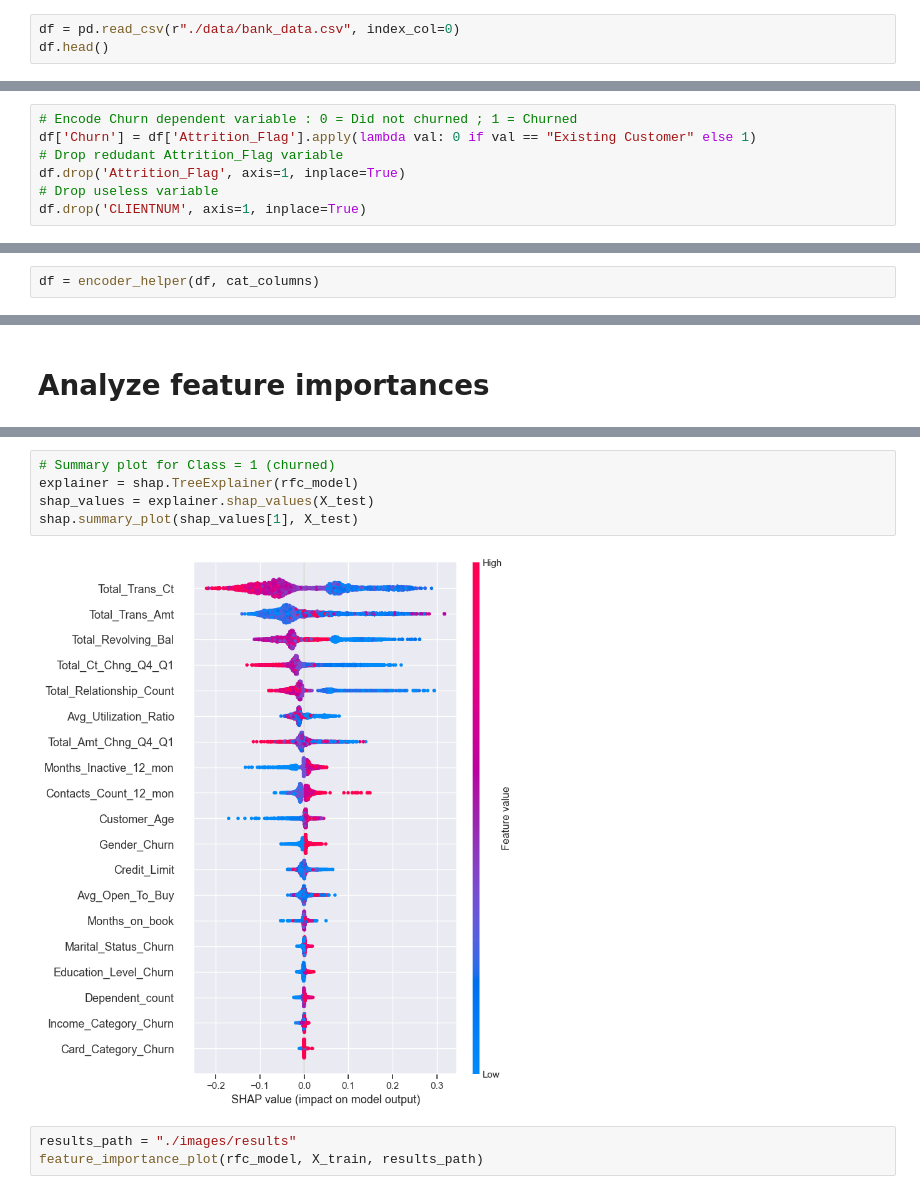
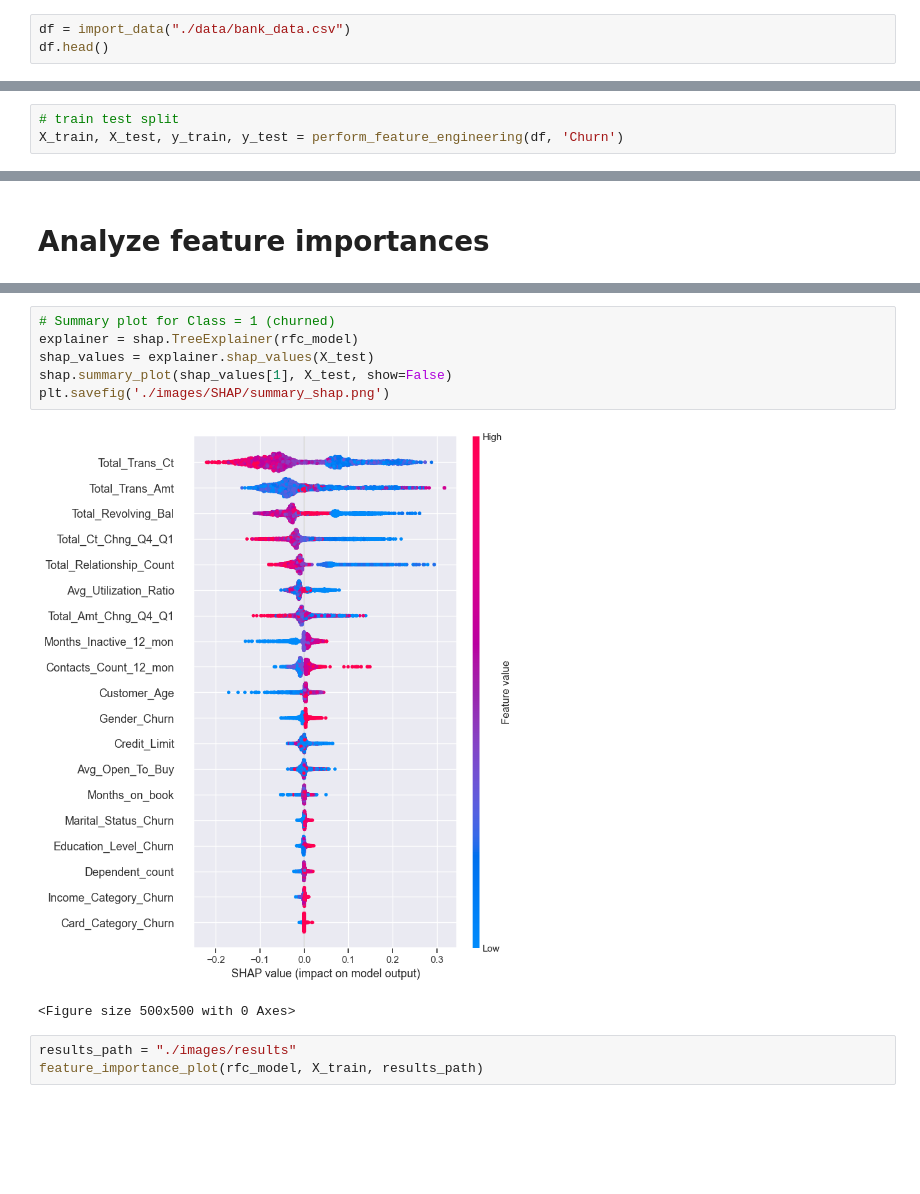
Before and after one commit to LaurentVeyssier/Udacity-Predict-Customer-Churn-with-Clean-Code, a Jupyter notebook: churn_notebook.ipynb, the cells around one changed output, grey strips where cells are left out. Saved outputs shown, nothing was run; the diff lists cells and outputs as text; blank space fills up the shorter version.

Commit message:
adding shap

```diff
--- a/churn_notebook.ipynb
+++ b/churn_notebook.ipynb
@@ -22,6 +22,6 @@ The autoreload extension is already loaded. To reload it, use:
 # %% [markdown]
 # Import dataset
 # %%
-df = pd.read_csv(r"./data/bank_data.csv", index_col=0)
+df = import_data("./data/bank_data.csv")
 df.head()
 # %% [output]
@@ -116,10 +90,3 @@ quant_columns = [
-# %%
-# Encode Churn dependent variable : 0 = Did not churned ; 1 = Churned
-df['Churn'] = df['Attrition_Flag'].apply(lambda val: 0 if val == "Existing Customer" else 1)
-# Drop redudant Attrition_Flag variable
-df.drop('Attrition_Flag', axis=1, inplace=True)
-# Drop useless variable
-df.drop('CLIENTNUM', axis=1, inplace=True)
 # %% [markdown]
 # Perform Exploratory Data Analysis - EDA
 # %%
@@ -138,5 +105,3 @@ perform_eda(df)
 [figure]
 # %% [markdown]
 # Feature engineering and preprocessing
-# %%
-df = encoder_helper(df, cat_columns)
@@ -154,3 +108,6 @@ X_train, X_test, y_train, y_test = perform_feature_engineering(df[keep_cols])
+# %%
+# train test split
+X_train, X_test, y_train, y_test = perform_feature_engineering(df, 'Churn')
 # %%
 X_train.head()
 # %% [output]
@@ -190,10 +171,12 @@ shap.summary_plot(shap_values, X_test, plot_type="bar")
 # %%
 # Summary plot for Class = 1 (churned)
 explainer = shap.TreeExplainer(rfc_model)
 shap_values = explainer.shap_values(X_test)
-shap.summary_plot(shap_values[1], X_test)
+shap.summary_plot(shap_values[1], X_test, show=False)
+plt.savefig('./images/SHAP/summary_shap.png')
 # %% [output]
-[figure, old version]
+[figure, new version]
+<Figure size 500x500 with 0 Axes>
 # %%
 results_path = "./images/results"
 feature_importance_plot(rfc_model, X_train, results_path)
```
Also changed, not shown: parts of 10 cells of this notebook, 6 other files.
